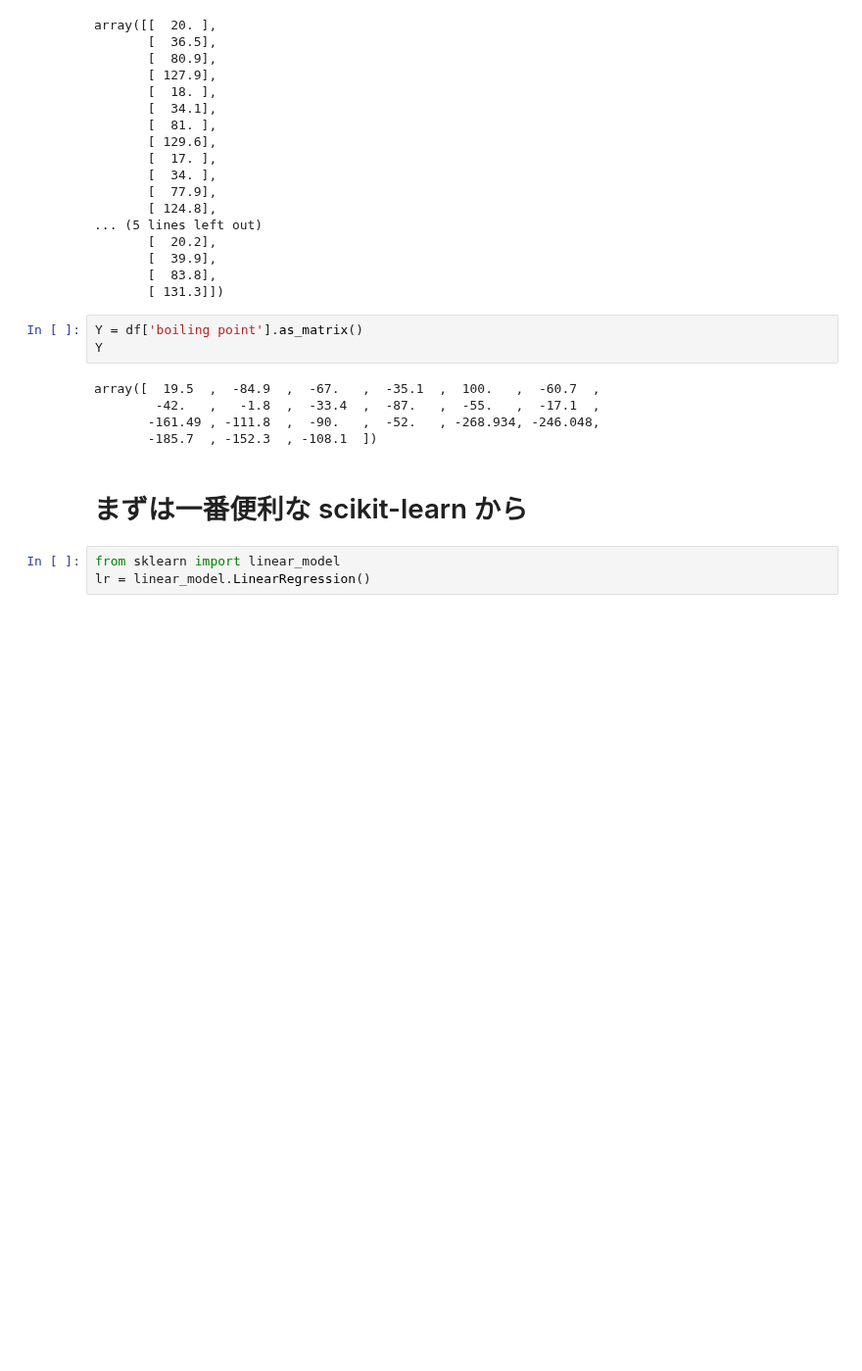
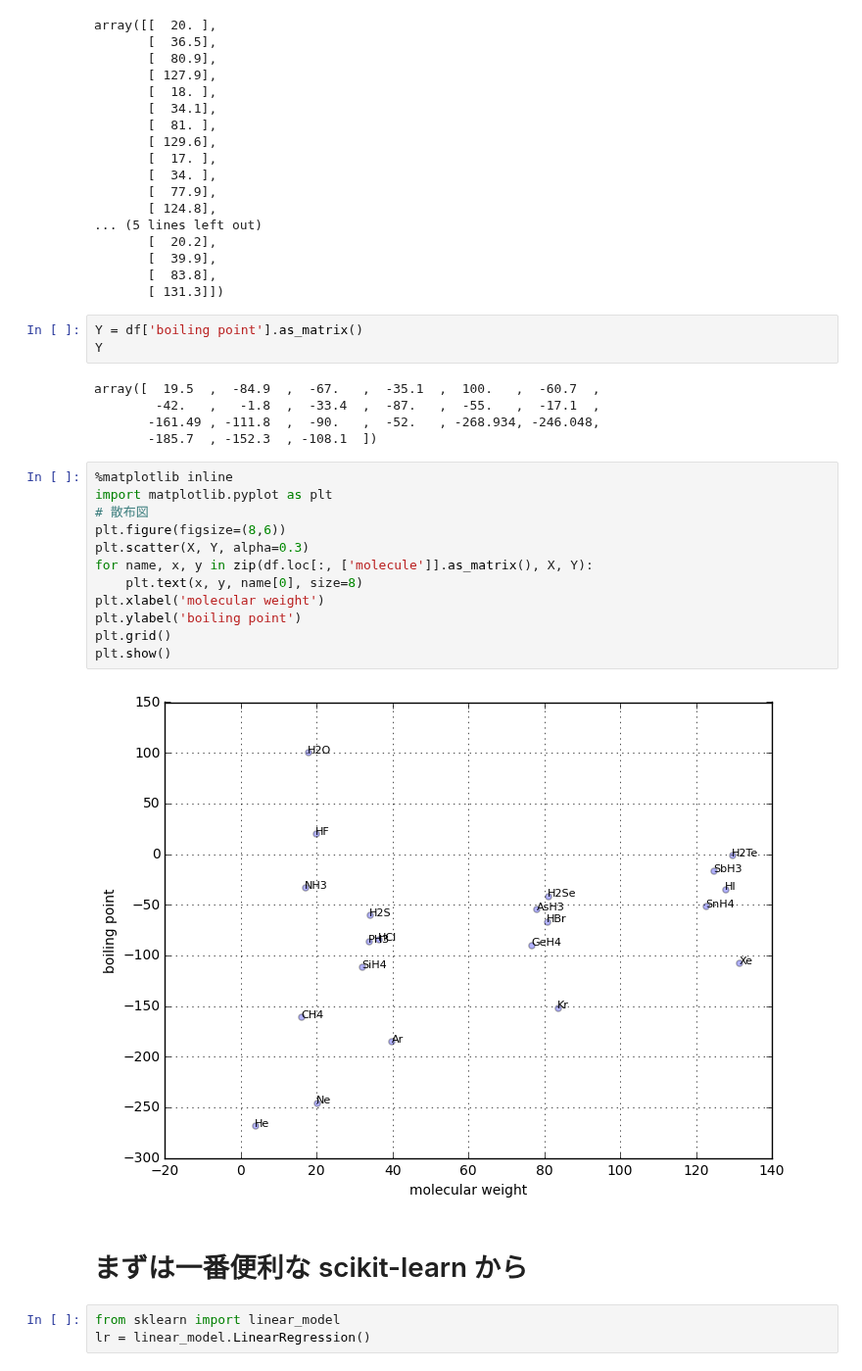
Before and after one commit to maskot1977/ipython_notebook, a Jupyter notebook: 線形回帰を本当はPythonで解きたいけど表計算で解けと言われたので.ipynb, the cells around one changed output. Shown at 98% size. Saved outputs shown, nothing was run; the diff lists cells and outputs as text; blank space fills up the shorter version.

```diff
--- a/線形回帰を本当はPythonで解きたいけど表計算で解けと言われたので.ipynb
+++ b/線形回帰を本当はPythonで解きたいけど表計算で解けと言われたので.ipynb
@@ -75,6 +75,20 @@ array([  19.5  ,  -84.9  ,  -67.   ,  -35.1  ,  100.   ,  -60.7  ,
         -42.   ,   -1.8  ,  -33.4  ,  -87.   ,  -55.   ,  -17.1  ,
        -161.49 , -111.8  ,  -90.   ,  -52.   , -268.934, -246.048,
        -185.7  , -152.3  , -108.1  ])
+# %%
+%matplotlib inline
+import matplotlib.pyplot as plt
+# 散布図
+plt.figure(figsize=(8,6))
+plt.scatter(X, Y, alpha=0.3)
+for name, x, y in zip(df.loc[:, ['molecule']].as_matrix(), X, Y):
+    plt.text(x, y, name[0], size=8)
+plt.xlabel('molecular weight')
+plt.ylabel('boiling point')
+plt.grid()
+plt.show()
+# %% [output]
+[figure, added]
 # %% [markdown]
 # まずは一番便利な scikit-learn から
 # %%
```
Also changed, not shown: parts of 11 cells of this notebook, 1 other file.
